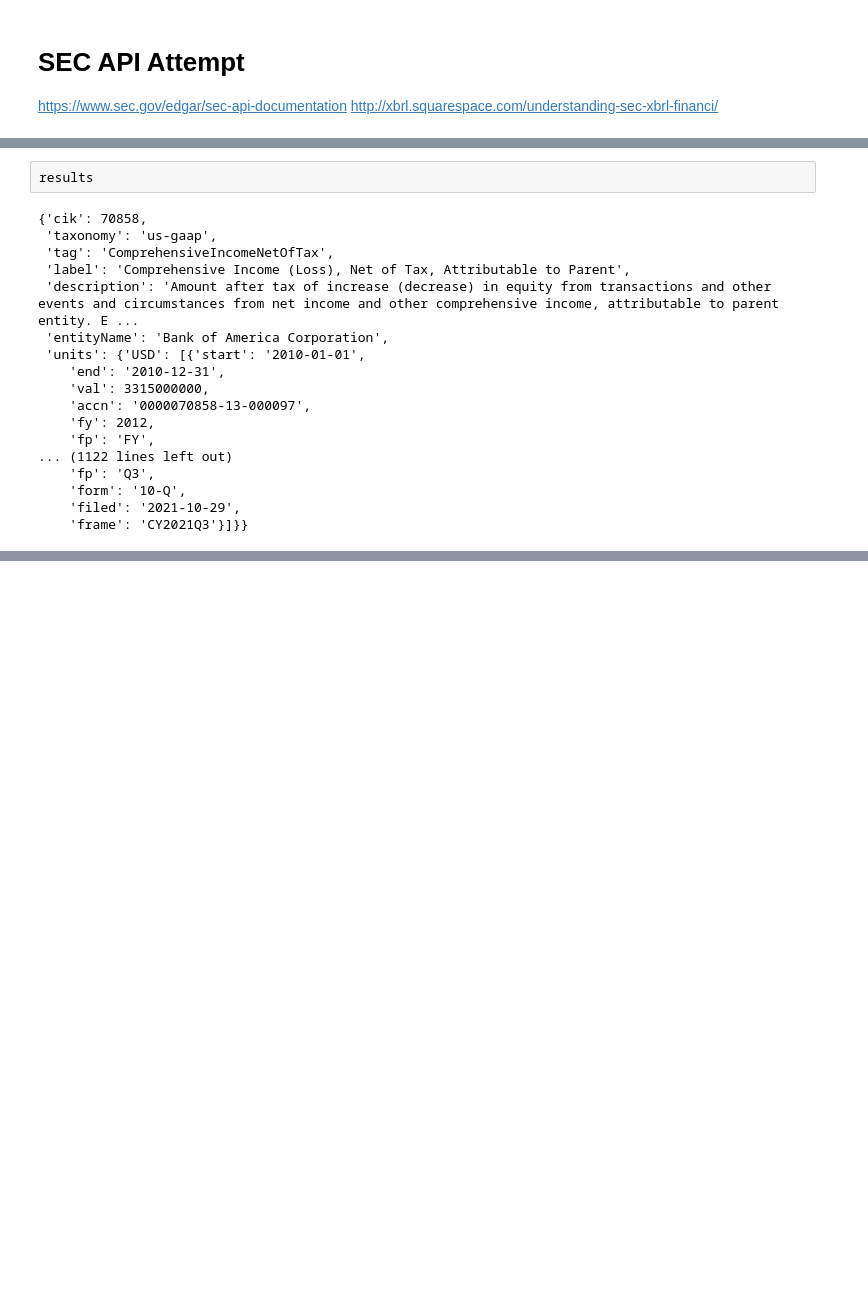
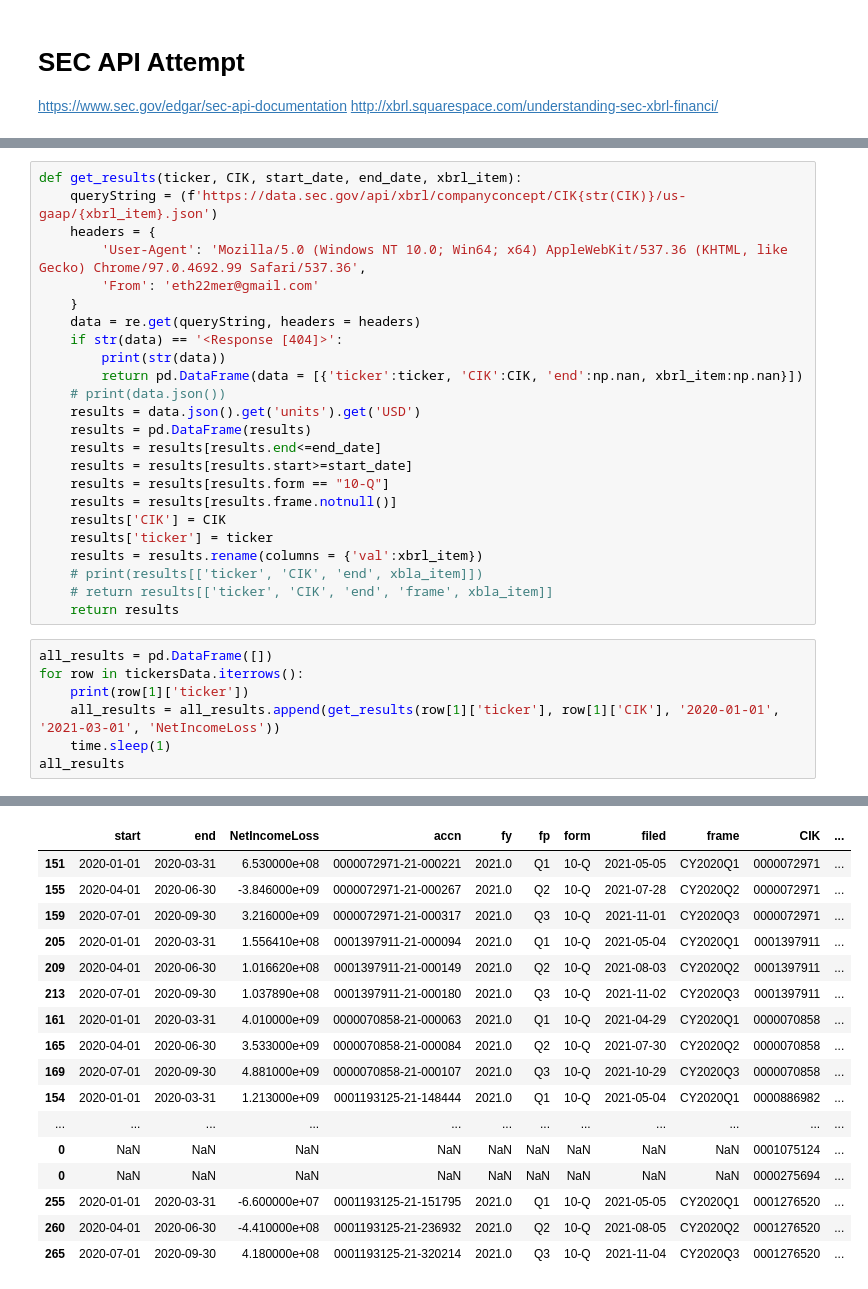
Before and after one commit to EthanMerrill/FinancialsDataCompiler, a Jupyter notebook: EarningsGatheringNotebook.ipynb, the cells around one changed output, grey strips where cells are left out. Saved outputs shown, nothing was run; the diff lists cells and outputs as text; blank space fills up the shorter version.

```diff
--- a/EarningsGatheringNotebook.ipynb
+++ b/EarningsGatheringNotebook.ipynb
@@ -146,21 +90,33 @@ results = data.json()
 # results
-# %%
-results
-# %% [output]
-{'cik': 70858,
- 'taxonomy': 'us-gaap',
- 'tag': 'ComprehensiveIncomeNetOfTax',
- 'label': 'Comprehensive Income (Loss), Net of Tax, Attributable to Parent',
- 'description': 'Amount after tax of increase (decrease) in equity from transactions and other events and circumstances from net income and other comprehensive income, attributable to parent entity. E ...
- 'entityName': 'Bank of America Corporation',
- 'units': {'USD': [{'start': '2010-01-01',
-    'end': '2010-12-31',
-    'val': 3315000000,
-    'accn': '0000070858-13-000097',
-    'fy': 2012,
-    'fp': 'FY',
-... (1122 lines left out)
-    'fp': 'Q3',
-    'form': '10-Q',
-    'filed': '2021-10-29',
-    'frame': 'CY2021Q3'}]}}
+# %%
+def get_results(ticker, CIK, start_date, end_date, xbrl_item):
+    queryString = (f'https://data.sec.gov/api/xbrl/companyconcept/CIK{str(CIK)}/us-gaap/{xbrl_item}.json')
+    headers = {
+        'User-Agent': 'Mozilla/5.0 (Windows NT 10.0; Win64; x64) AppleWebKit/537.36 (KHTML, like Gecko) Chrome/97.0.4692.99 Safari/537.36',
+        'From': 'eth22mer@gmail.com'
+    }
+    data = re.get(queryString, headers = headers)
+    if str(data) == '<Response [404]>':
+        print(str(data))
+        return pd.DataFrame(data = [{'ticker':ticker, 'CIK':CIK, 'end':np.nan, xbrl_item:np.nan}])
+    # print(data.json())
+    results = data.json().get('units').get('USD')
+    results = pd.DataFrame(results)
+    results = results[results.end<=end_date]
+    results = results[results.start>=start_date]
+    results = results[results.form == "10-Q"]
+    results = results[results.frame.notnull()]
+    results['CIK'] = CIK
+    results['ticker'] = ticker
+    results = results.rename(columns = {'val':xbrl_item})
+    # print(results[['ticker', 'CIK', 'end', xbla_item]])
+    # return results[['ticker', 'CIK', 'end', 'frame', xbla_item]]
+    return results
+# %%
+all_results = pd.DataFrame([])
+for row in tickersData.iterrows():
+    print(row[1]['ticker'])
+    all_results = all_results.append(get_results(row[1]['ticker'], row[1]['CIK'], '2020-01-01', '2021-03-01', 'NetIncomeLoss'))
+    time.sleep(1)
+all_results
+# %% [output]
@@ -166,0 +140,17 @@ results
+|  | start | end | NetIncomeLoss | accn | fy | fp | form | filed | frame | CIK | ... |
+| 151 | 2020-01-01 | 2020-03-31 | 6.530000e+08 | 0000072971-21-000221 | 2021.0 | Q1 | 10-Q | 2021-05-05 | CY2020Q1 | 0000072971 | ... |
+| 155 | 2020-04-01 | 2020-06-30 | -3.846000e+09 | 0000072971-21-000267 | 2021.0 | Q2 | 10-Q | 2021-07-28 | CY2020Q2 | 0000072971 | ... |
+| 159 | 2020-07-01 | 2020-09-30 | 3.216000e+09 | 0000072971-21-000317 | 2021.0 | Q3 | 10-Q | 2021-11-01 | CY2020Q3 | 0000072971 | ... |
+| 205 | 2020-01-01 | 2020-03-31 | 1.556410e+08 | 0001397911-21-000094 | 2021.0 | Q1 | 10-Q | 2021-05-04 | CY2020Q1 | 0001397911 | ... |
+| 209 | 2020-04-01 | 2020-06-30 | 1.016620e+08 | 0001397911-21-000149 | 2021.0 | Q2 | 10-Q | 2021-08-03 | CY2020Q2 | 0001397911 | ... |
+| 213 | 2020-07-01 | 2020-09-30 | 1.037890e+08 | 0001397911-21-000180 | 2021.0 | Q3 | 10-Q | 2021-11-02 | CY2020Q3 | 0001397911 | ... |
+| 161 | 2020-01-01 | 2020-03-31 | 4.010000e+09 | 0000070858-21-000063 | 2021.0 | Q1 | 10-Q | 2021-04-29 | CY2020Q1 | 0000070858 | ... |
+| 165 | 2020-04-01 | 2020-06-30 | 3.533000e+09 | 0000070858-21-000084 | 2021.0 | Q2 | 10-Q | 2021-07-30 | CY2020Q2 | 0000070858 | ... |
+| 169 | 2020-07-01 | 2020-09-30 | 4.881000e+09 | 0000070858-21-000107 | 2021.0 | Q3 | 10-Q | 2021-10-29 | CY2020Q3 | 0000070858 | ... |
+| 154 | 2020-01-01 | 2020-03-31 | 1.213000e+09 | 0001193125-21-148444 | 2021.0 | Q1 | 10-Q | 2021-05-04 | CY2020Q1 | 0000886982 | ... |
+| ... | ... | ... | ... | ... | ... | ... | ... | ... | ... | ... | ... |
+| 0 | NaN | NaN | NaN | NaN | NaN | NaN | NaN | NaN | NaN | 0001075124 | ... |
+| 0 | NaN | NaN | NaN | NaN | NaN | NaN | NaN | NaN | NaN | 0000275694 | ... |
+| 255 | 2020-01-01 | 2020-03-31 | -6.600000e+07 | 0001193125-21-151795 | 2021.0 | Q1 | 10-Q | 2021-05-05 | CY2020Q1 | 0001276520 | ... |
+| 260 | 2020-04-01 | 2020-06-30 | -4.410000e+08 | 0001193125-21-236932 | 2021.0 | Q2 | 10-Q | 2021-08-05 | CY2020Q2 | 0001276520 | ... |
+| 265 | 2020-07-01 | 2020-09-30 | 4.180000e+08 | 0001193125-21-320214 | 2021.0 | Q3 | 10-Q | 2021-11-04 | CY2020Q3 | 0001276520 | ... |
```
Also changed, not shown: parts of 11 cells of this notebook, 2 other files.
